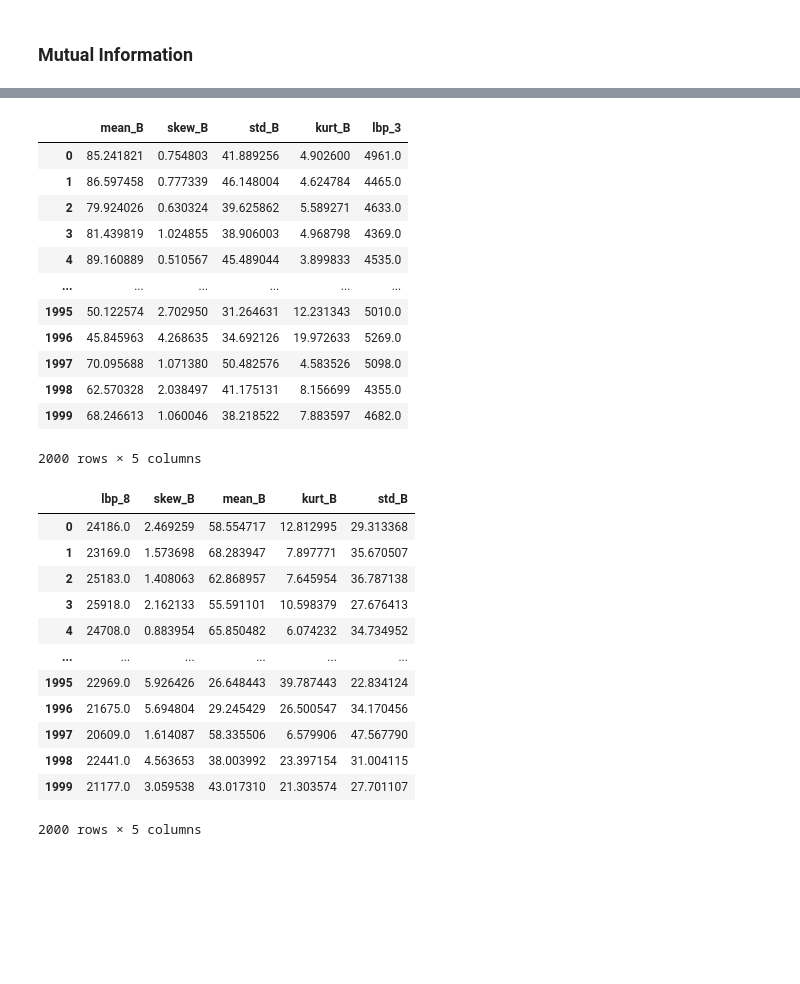
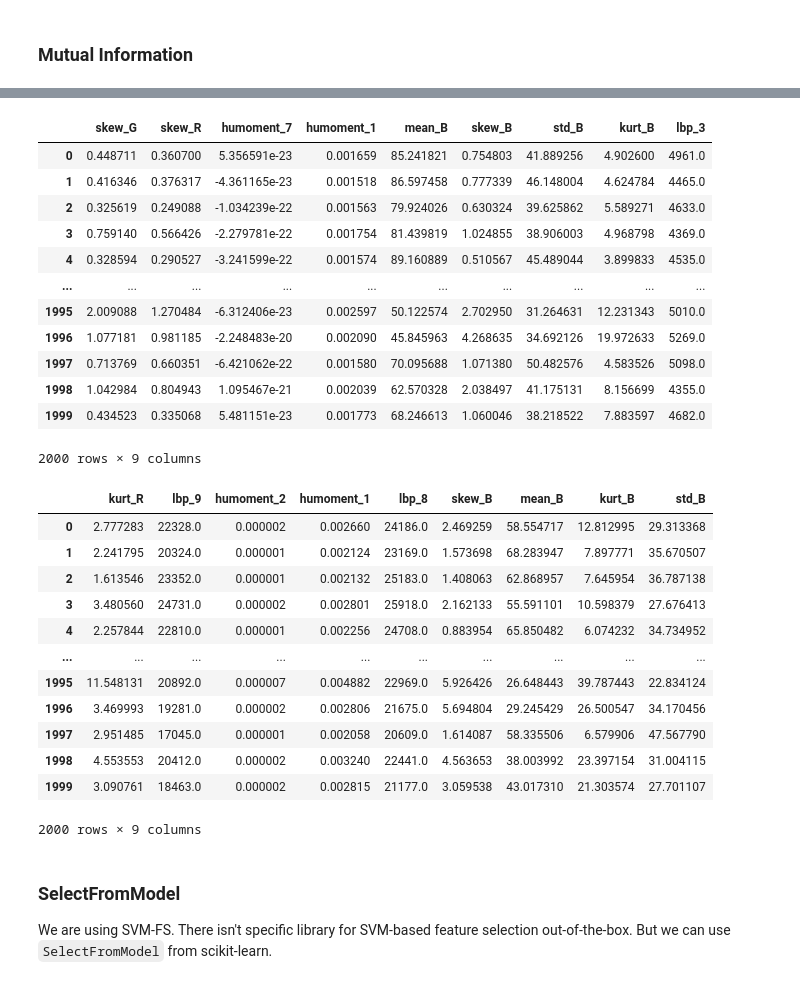
Before and after one commit to zeerafle/oil-palm-stem, a Jupyter notebook: disease_detection.ipynb, the cells around one changed output, grey strips where cells are left out. Cells and saved outputs as stored; diff of their text form; code cells hidden in the pictures; blank space fills up the shorter version.

Commit message:
feature selection using svm-fs and changing number of selected feature for pca and mi

```diff
--- a/disease_detection.ipynb
+++ b/disease_detection.ipynb
@@ -371,43 +358,47 @@ array([0.        , 0.02106183, 0.0746536 , 0.0201941 , 0.        ,
 # %%
 sorted_indices = np.argsort(mi)
-top_indices = sorted_indices[-5:]
+top_indices = sorted_indices[-9:]
 reduced_proc_img_features_mi = proc_img_df.iloc[:, top_indices]
 reduced_proc_img_features_mi
 # %% [output]
-|  | mean_B | skew_B | std_B | kurt_B | lbp_3 |
-| 0 | 85.241821 | 0.754803 | 41.889256 | 4.902600 | 4961.0 |
-| 1 | 86.597458 | 0.777339 | 46.148004 | 4.624784 | 4465.0 |
-| 2 | 79.924026 | 0.630324 | 39.625862 | 5.589271 | 4633.0 |
-| 3 | 81.439819 | 1.024855 | 38.906003 | 4.968798 | 4369.0 |
-| 4 | 89.160889 | 0.510567 | 45.489044 | 3.899833 | 4535.0 |
-| ... | ... | ... | ... | ... | ... |
-| 1995 | 50.122574 | 2.702950 | 31.264631 | 12.231343 | 5010.0 |
-| 1996 | 45.845963 | 4.268635 | 34.692126 | 19.972633 | 5269.0 |
-| 1997 | 70.095688 | 1.071380 | 50.482576 | 4.583526 | 5098.0 |
-| 1998 | 62.570328 | 2.038497 | 41.175131 | 8.156699 | 4355.0 |
-| 1999 | 68.246613 | 1.060046 | 38.218522 | 7.883597 | 4682.0 |
+|  | skew_G | skew_R | humoment_7 | humoment_1 | mean_B | skew_B | std_B | kurt_B | lbp_3 |
+| 0 | 0.448711 | 0.360700 | 5.356591e-23 | 0.001659 | 85.241821 | 0.754803 | 41.889256 | 4.902600 | 4961.0 |
+| 1 | 0.416346 | 0.376317 | -4.361165e-23 | 0.001518 | 86.597458 | 0.777339 | 46.148004 | 4.624784 | 4465.0 |
+| 2 | 0.325619 | 0.249088 | -1.034239e-22 | 0.001563 | 79.924026 | 0.630324 | 39.625862 | 5.589271 | 4633.0 |
+| 3 | 0.759140 | 0.566426 | -2.279781e-22 | 0.001754 | 81.439819 | 1.024855 | 38.906003 | 4.968798 | 4369.0 |
+| 4 | 0.328594 | 0.290527 | -3.241599e-22 | 0.001574 | 89.160889 | 0.510567 | 45.489044 | 3.899833 | 4535.0 |
+| ... | ... | ... | ... | ... | ... | ... | ... | ... | ... |
+| 1995 | 2.009088 | 1.270484 | -6.312406e-23 | 0.002597 | 50.122574 | 2.702950 | 31.264631 | 12.231343 | 5010.0 |
+| 1996 | 1.077181 | 0.981185 | -2.248483e-20 | 0.002090 | 45.845963 | 4.268635 | 34.692126 | 19.972633 | 5269.0 |
+| 1997 | 0.713769 | 0.660351 | -6.421062e-22 | 0.001580 | 70.095688 | 1.071380 | 50.482576 | 4.583526 | 5098.0 |
+| 1998 | 1.042984 | 0.804943 | 1.095467e-21 | 0.002039 | 62.570328 | 2.038497 | 41.175131 | 8.156699 | 4355.0 |
+| 1999 | 0.434523 | 0.335068 | 5.481151e-23 | 0.001773 | 68.246613 | 1.060046 | 38.218522 | 7.883597 | 4682.0 |
-2000 rows × 5 columns
+2000 rows × 9 columns
 # %%
 mi = mutual_info_classif(orig_img_df, orig_img_label)
 sorted_indices = np.argsort(mi)
-top_indices = sorted_indices[-5:]
+top_indices = sorted_indices[-9:]
 reduced_orig_img_features_mi = orig_img_df.iloc[:, top_indices]
 reduced_orig_img_features_mi
 # %% [output]
-|  | lbp_8 | skew_B | mean_B | kurt_B | std_B |
-| 0 | 24186.0 | 2.469259 | 58.554717 | 12.812995 | 29.313368 |
-| 1 | 23169.0 | 1.573698 | 68.283947 | 7.897771 | 35.670507 |
-| 2 | 25183.0 | 1.408063 | 62.868957 | 7.645954 | 36.787138 |
-| 3 | 25918.0 | 2.162133 | 55.591101 | 10.598379 | 27.676413 |
-| 4 | 24708.0 | 0.883954 | 65.850482 | 6.074232 | 34.734952 |
-| ... | ... | ... | ... | ... | ... |
-| 1995 | 22969.0 | 5.926426 | 26.648443 | 39.787443 | 22.834124 |
-| 1996 | 21675.0 | 5.694804 | 29.245429 | 26.500547 | 34.170456 |
-| 1997 | 20609.0 | 1.614087 | 58.335506 | 6.579906 | 47.567790 |
-| 1998 | 22441.0 | 4.563653 | 38.003992 | 23.397154 | 31.004115 |
-| 1999 | 21177.0 | 3.059538 | 43.017310 | 21.303574 | 27.701107 |
+|  | kurt_R | lbp_9 | humoment_2 | humoment_1 | lbp_8 | skew_B | mean_B | kurt_B | std_B |
+| 0 | 2.777283 | 22328.0 | 0.000002 | 0.002660 | 24186.0 | 2.469259 | 58.554717 | 12.812995 | 29.313368 |
+| 1 | 2.241795 | 20324.0 | 0.000001 | 0.002124 | 23169.0 | 1.573698 | 68.283947 | 7.897771 | 35.670507 |
+| 2 | 1.613546 | 23352.0 | 0.000001 | 0.002132 | 25183.0 | 1.408063 | 62.868957 | 7.645954 | 36.787138 |
+| 3 | 3.480560 | 24731.0 | 0.000002 | 0.002801 | 25918.0 | 2.162133 | 55.591101 | 10.598379 | 27.676413 |
+| 4 | 2.257844 | 22810.0 | 0.000001 | 0.002256 | 24708.0 | 0.883954 | 65.850482 | 6.074232 | 34.734952 |
+| ... | ... | ... | ... | ... | ... | ... | ... | ... | ... |
+| 1995 | 11.548131 | 20892.0 | 0.000007 | 0.004882 | 22969.0 | 5.926426 | 26.648443 | 39.787443 | 22.834124 |
+| 1996 | 3.469993 | 19281.0 | 0.000002 | 0.002806 | 21675.0 | 5.694804 | 29.245429 | 26.500547 | 34.170456 |
+| 1997 | 2.951485 | 17045.0 | 0.000001 | 0.002058 | 20609.0 | 1.614087 | 58.335506 | 6.579906 | 47.567790 |
+| 1998 | 4.553553 | 20412.0 | 0.000002 | 0.003240 | 22441.0 | 4.563653 | 38.003992 | 23.397154 | 31.004115 |
+| 1999 | 3.090761 | 18463.0 | 0.000002 | 0.002815 | 21177.0 | 3.059538 | 43.017310 | 21.303574 | 27.701107 |
-2000 rows × 5 columns
+2000 rows × 9 columns
 # %%
 # save the reduced feature
 reduced_proc_img_features_mi.to_csv(os.path.join('data', 'reduced_processed_img_features_mi.csv'), index=False)
 reduced_orig_img_features_mi.to_csv(os.path.join('data', 'reduced_orig_img_features_mi.csv'), index=False)
+# %% [markdown]
+### SelectFromModel
+
+We are using SVM-FS. There isn't specific library for SVM-based feature selection out-of-the-box. But we can use `SelectFromModel` from scikit-learn.
```
Also changed, not shown: parts of 10 cells of this notebook, 6 other files.
